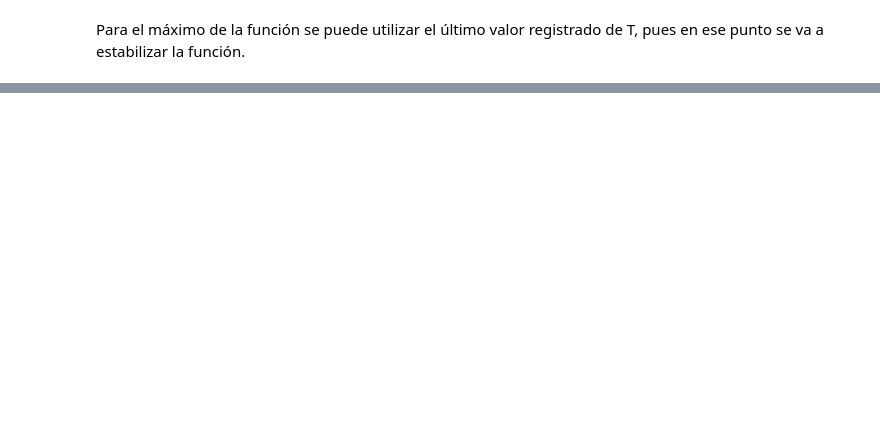
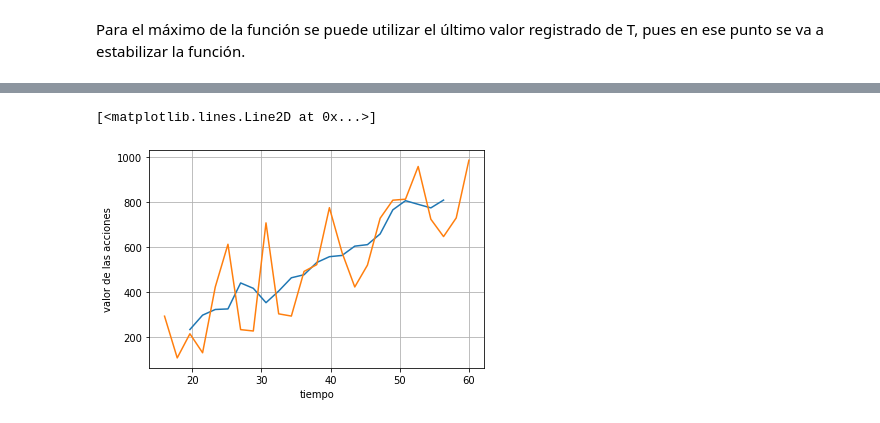
Before and after one commit to ACMUD/PyGroupIA, a Jupyter notebook: Clase 3_ Librerias, modulos y ciencia de datos.ipynb, the cells around one changed output, grey strips where cells are left out. Saved outputs shown, nothing was run; the diff lists cells and outputs as text; code cells hidden in the pictures; blank space fills up the shorter version.

```diff
--- a/Clase 3_ Librerias, modulos y ciencia de datos.ipynb
+++ b/Clase 3_ Librerias, modulos y ciencia de datos.ipynb
@@ -746,0 +821,13 @@ plt.plot(t,f(t))
+# %%
+n=2
+T=t[n:-n]
+Y=[np.mean(y[i-n:n+i+1]) for i in range(n,len(y)-n)]
+# %%
+plt.grid()
+plt.xlabel("tiempo")
+plt.ylabel("valor de las acciones")
+plt.plot(T,Y)
+plt.plot(t,y)
+# %% [output]
+[<matplotlib.lines.Line2D at 0x...>]
+[figure, added]
```
Also changed, not shown: parts of 10 cells of this notebook.
